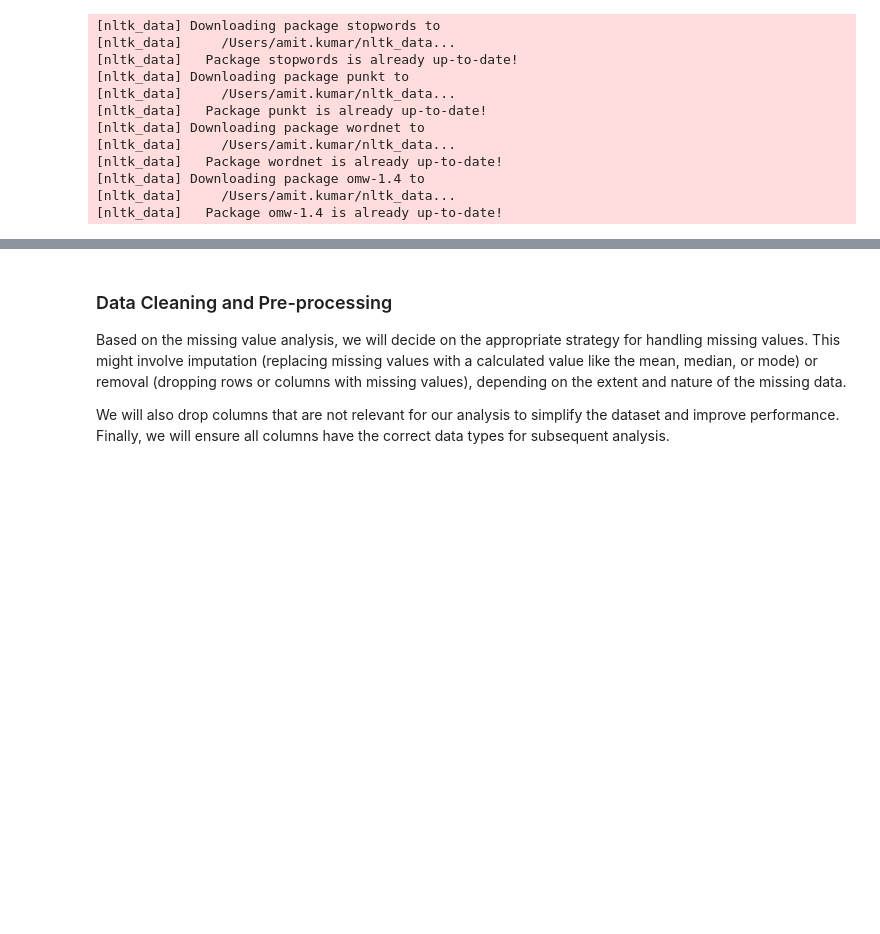
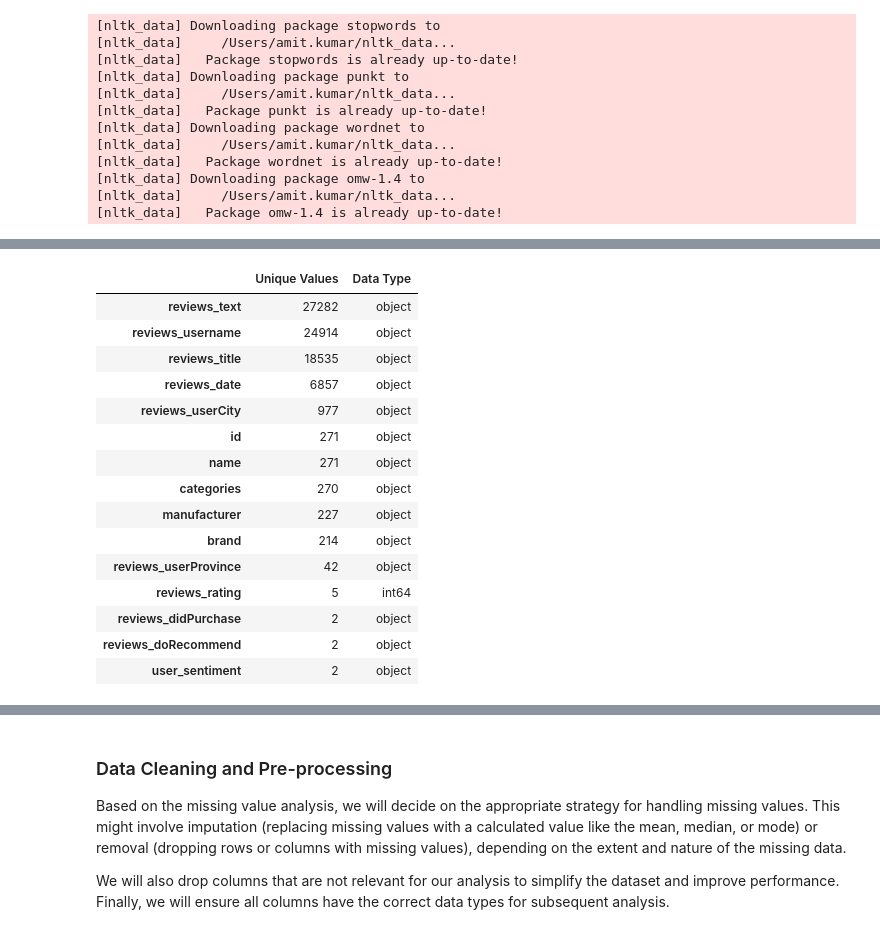
Before and after one commit to amitkmrjha/sentiment-based-recommendation-system, a Jupyter notebook: sentiment-based-recommendation-system.ipynb, the cells around one changed output, grey strips where cells are left out. Saved outputs shown, nothing was run; the diff lists cells and outputs as text; code cells hidden in the pictures; blank space fills up the shorter version.

```diff
--- a/sentiment-based-recommendation-system.ipynb
+++ b/sentiment-based-recommendation-system.ipynb
@@ -108,0 +139,41 @@ dtype: int64
+# %%
+# Basic Dataset Overview
+def dataset_overview(df):
+    """Displays shape, info, and first rows of the dataset."""
+    print("Shape:", df.shape)
+    display(df.head())
+    print(df.info())
+
+# Missing Values Summary
+def missing_values_summary(df):
+    """Returns missing value count and percentage per column."""
+    missing_df = pd.DataFrame({
+        "Missing Count": df.isnull().sum(),
+        "Missing Percentage (%)": (df.isnull().mean() * 100).round(2)
+    })
+    return missing_df[missing_df["Missing Count"] > 0].sort_values(
+        by="Missing Count", ascending=False
+    )
+
+# Duplicate Records
+def duplicate_summary(df):
+    """Returns number of duplicate rows."""
+    return df.duplicated().sum()
+
+# Numerical Summary Statistics
+def numerical_summary(df):
+    """Returns descriptive statistics for numerical columns."""
+    return df.describe().T
+
+# Categorical Summary Statistics
+def categorical_summary(df):
+    """Returns descriptive statistics for categorical columns."""
+    return df.describe(include="object").T
+
+#  Unique Value Count
+def unique_value_summary(df):
+    """Returns unique value count and data types."""
+    return pd.DataFrame({
+        "Unique Values": df.nunique(),
+        "Data Type": df.dtypes
+    }).sort_values("Unique Values", ascending=False)
@@ -108,0 +207,19 @@ dtype: int64
+# %%
+display(unique_value_summary(df))
+# %% [output]
+|  | Unique Values | Data Type |
+| reviews_text | 27282 | object |
+| reviews_username | 24914 | object |
+| reviews_title | 18535 | object |
+| reviews_date | 6857 | object |
+| reviews_userCity | 977 | object |
+| id | 271 | object |
+| name | 271 | object |
+| categories | 270 | object |
+| manufacturer | 227 | object |
+| brand | 214 | object |
+| reviews_userProvince | 42 | object |
+| reviews_rating | 5 | int64 |
+| reviews_didPurchase | 2 | object |
+| reviews_doRecommend | 2 | object |
+| user_sentiment | 2 | object |
```
Also changed, not shown: parts of 17 cells of this notebook, 4 other files.
